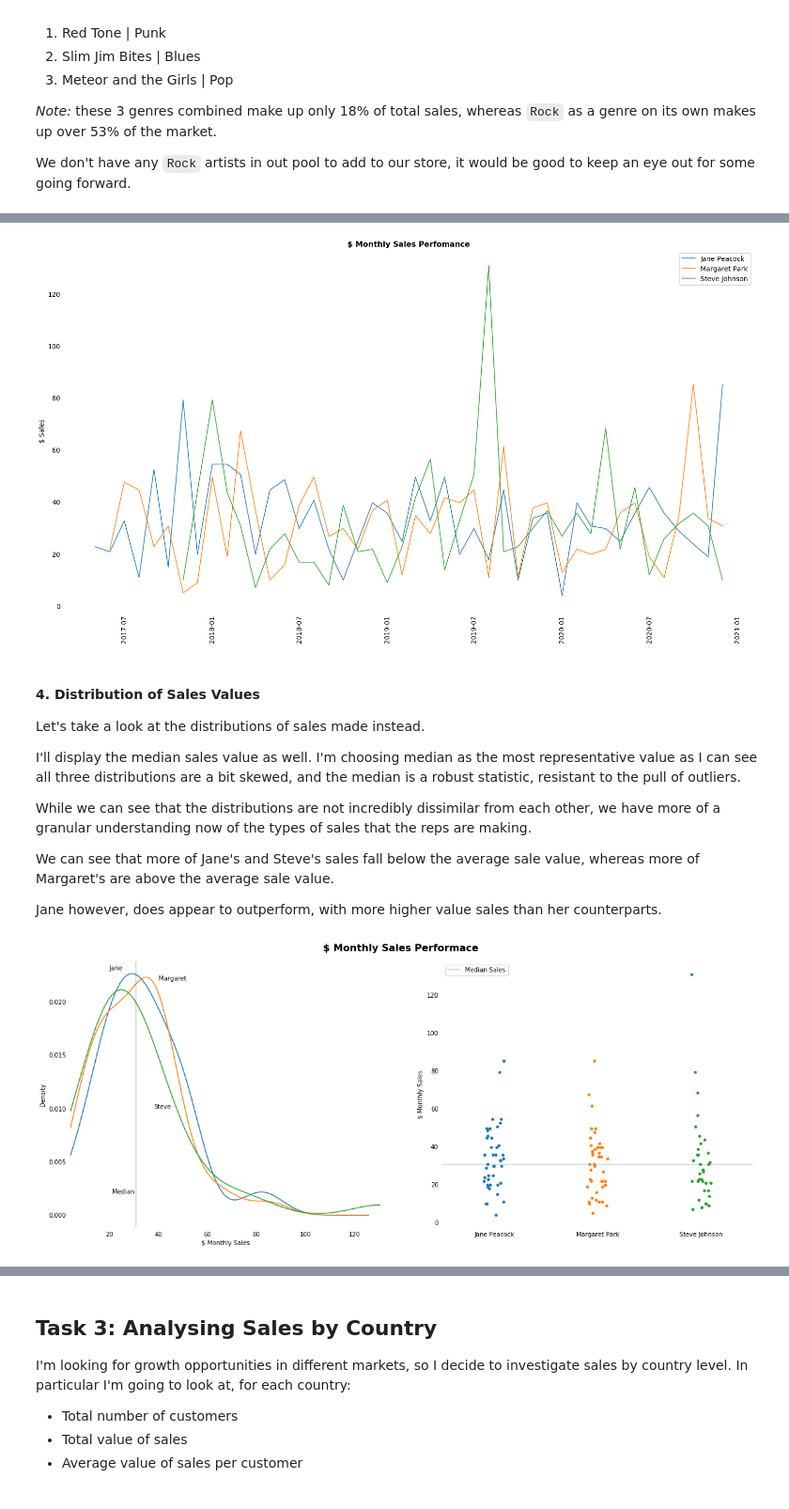
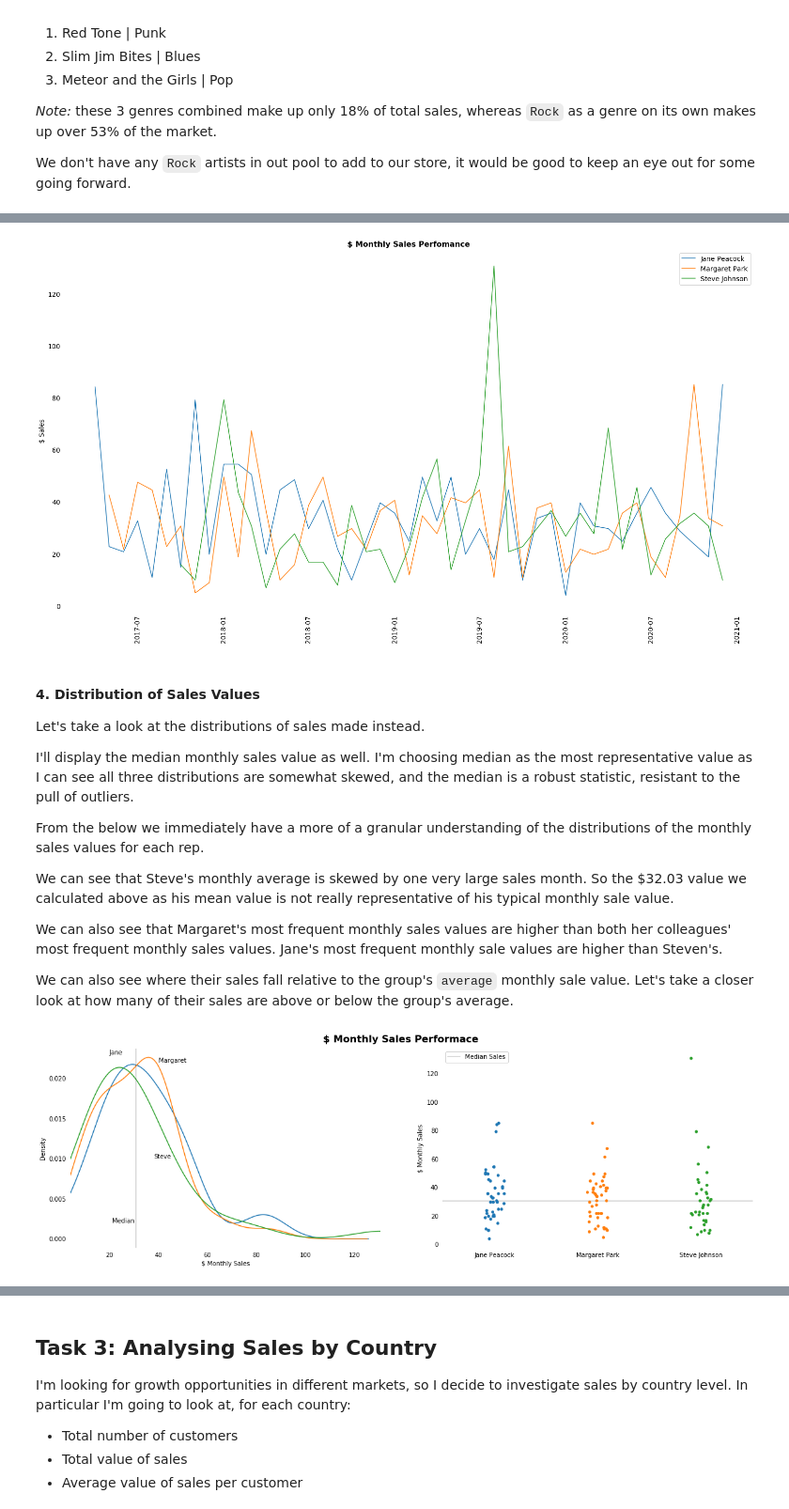
Before and after one commit to ainephelan/sql-python-business-analysis, a Jupyter notebook: SQL_Music_DB.ipynb, the cells around one changed output, grey strips where cells are left out. Shown: that part at 94% size. Drawn from its saved outputs; the diff is of its cells as text; code cells hidden in the pictures.

```diff
--- a/SQL_Music_DB.ipynb
+++ b/SQL_Music_DB.ipynb
@@ -319,22 +342,19 @@ WITH sales AS
     (
     SELECT
         (e.first_name || " " || e.last_name) sales_rep,
-        e.title,
-        e.hire_date,
-        c.customer_id,
         i.total as sale,
-        strftime("%Y-%m", i.invoice_date) invoice_year_month
-FROM invoice i
+        strftime("%Y-%m", i.invoice_date) invoice_date
+    FROM invoice i
     INNER JOIN customer c ON c.customer_id = i.customer_id
     INNER JOIN employee e ON e.employee_id = c.support_rep_id
-    WHERE hire_date < invoice_year_month
+    WHERE e.hire_date <= i.invoice_date
 
 )
 
 SELECT
     sales_rep,
     sum(sale) as monthly_sales,
-    invoice_year_month
+    invoice_date
 FROM sales
 GROUP BY 1, 3
 ORDER BY 1, 3
@@ -346,16 +366,16 @@ ORDER BY 1, 3
 monthly_sales = run_query(q2c)
 
 # Format date column to datetime
-xticklables = monthly_sales['invoice_year_month'].unique().sort()
-monthly_sales['invoice_year_month']  = pd.to_datetime(monthly_sales['invoice_year_month'])
+monthly_sales['invoice_date']  = pd.to_datetime(monthly_sales['invoice_date'])
 
 # List of reps
 reps = monthly_sales['sales_rep'].unique()
 
 # Plot sales
 plt.figure(figsize=(26,14))
+
 for rep in reps:
-    plt.plot(monthly_sales.loc[monthly_sales['sales_rep'] == rep, 'invoice_year_month'],
+    plt.plot(monthly_sales.loc[monthly_sales['sales_rep'] == rep, 'invoice_date'],
           monthly_sales.loc[monthly_sales['sales_rep'] == rep, 'monthly_sales'], label = rep)
 
 # Remove tick params adnd spines
@@ -371,21 +391,23 @@ plt.title('$ Monthly Sales Perfomance', fontsize=16, fontweight='bold')
 plt.savefig('chinook_monthly.png')
 plt.show()
 # %% [output]
-[figure, old version]
+[figure, new version]
 # %% [markdown]
 #### 4. Distribution of Sales Values
 Let's take a look at the distributions of sales made instead.
 
-I'll display the median sales value as well. I'm choosing median as the most representative value as I can see all three distributions are a bit skewed, and the median is a robust statistic, resistant to the pull of outliers.
+I'll display the median monthly sales value as well. I'm choosing median as the most representative value as I can see all three distributions are somewhat skewed, and the median is a robust statistic, resistant to the pull of outliers.
 
-While we can see that the distributions are not incredibly dissimilar from each other, we have more of a granular understanding now of the types of sales that the reps are making.
+From the below we immediately have a more of a granular understanding of the distributions of the monthly sales values for each rep.
 
-We can see that more of Jane's and Steve's sales fall below the average sale value, whereas more of Margaret's are above the average sale value.
+We can see that Steve's monthly average is skewed by one very large sales month. So the \$32.03 value we calculated above as his mean value is not really representative of his typical monthly sale value.
 
-Jane however, does appear to outperform, with more higher value sales than her counterparts.
+We can also see that Margaret's most frequent monthly sales values are higher than both her colleagues' most frequent monthly sales values. Jane's most frequent monthly sale values are higher than Steven's.
+
+We can also see where their sales fall relative to the group's `average` monthly sale value. Let's take a closer look at how many of their sales are above or below the group's average.
 # %%
 # Plot figure with 2 axes
-fig, axes = plt.subplots(nrows=1, ncols=2, figsize=(20, 8))
+fig, axes = plt.subplots(nrows=1, ncols=2, figsize=(20, 6))
 ax1, ax2 = axes.flatten()
 fig.suptitle('$ Monthly Sales Performace', y=.93, fontsize=16, fontweight='bold')
 
@@ -396,31 +418,31 @@ ax1.set_xlabel('$ Monthly Sales')
 ax1.set_xlim(monthly_sales['monthly_sales'].min(), monthly_sales['monthly_sales'].max())
 ax1.axvline(monthly_sales['monthly_sales'].median(), color = 'k', alpha=0.2, label = 'Median')
 
 # Annotate
 ax1.text(21, .002, 'Median')
 ax1.text(20, .023, 'Jane')
 ax1.text(40, .022, 'Margaret')
 ax1.text(38, .01, 'Steve')
 
 # Remove tick params and spines
 ax1.tick_params(top=False, right=False, left=False, bottom=False)
 for key, value in ax1.spines.items():
     value.set_visible(False)
 
 ## ax2 = stripplot
 import seaborn as sns
 sns.stripplot(x='sales_rep', y='monthly_sales', data=monthly_sales, jitter=True, ax=ax2)
 ax2.set_xlabel('')
 ax2.set_ylabel('$ Monthly Sales')
 ax2.axhline(monthly_sales['monthly_sales'].median(), color='k', alpha=0.2, label='Median Sales')
 
 # Remove tick params and spines
 ax2.tick_params(top=False, right=False, left=False, bottom=False)
 for key, value in ax2.spines.items():
     value.set_visible(False)
 
 plt.legend(loc='upper left')
 plt.savefig('chinook_distros_a.png')
 plt.show()
 # %% [output]
-[figure, old version]
+[figure, new version]
```
Also changed, not shown: parts of 13 cells of this notebook.
